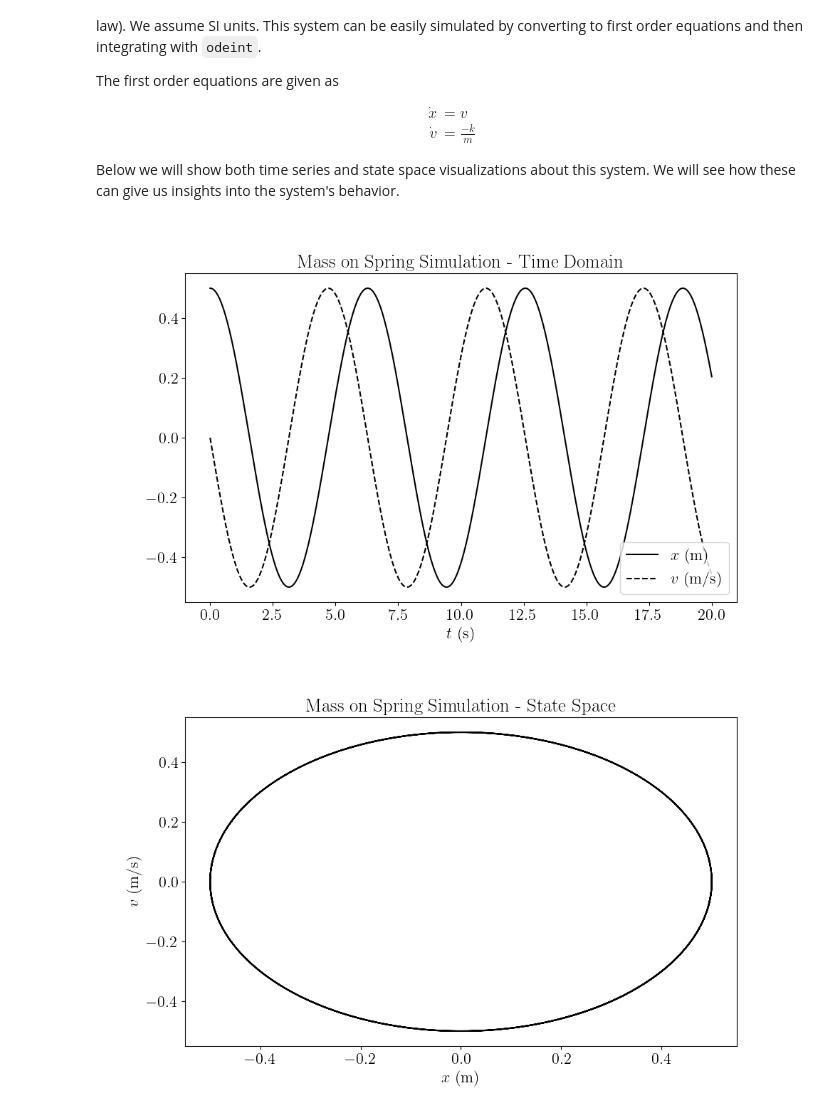
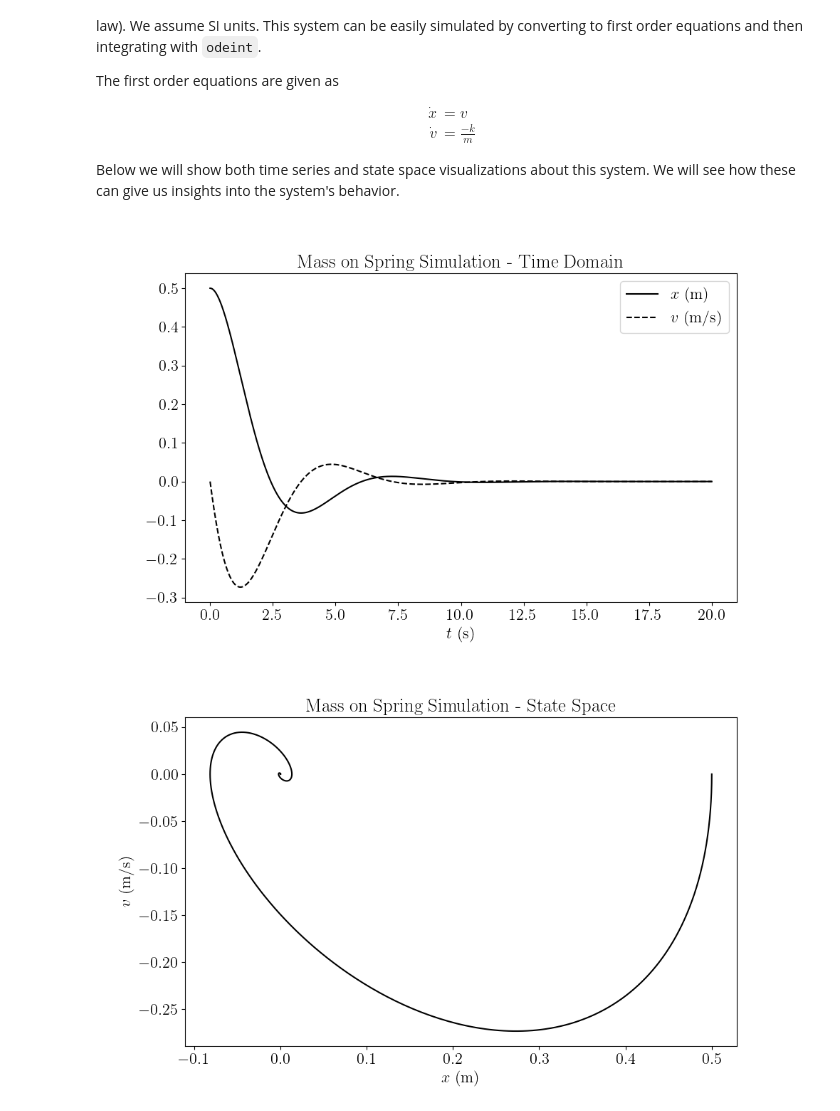
Before and after one commit to ruc-data-viz/2024-spring-class-09, a Jupyter notebook: notebooks/state_spaces.ipynb, the cells around one changed output. Saved outputs shown, nothing was run; the diff lists cells and outputs as text; code cells hidden in the pictures.

```diff
--- a/notebooks/state_spaces.ipynb
+++ b/notebooks/state_spaces.ipynb
@@ -61,7 +61,7 @@ def mass_spring_damped(
 # System Parameters
 mass_kg = 1.0
 k_spring_constant_newtons_per_meter = 1.0
-c_damping_coefficient = 0
+c_damping_coefficient = 1
 
 # Initial conditions
 x0_meters = 0.5
@@ -75,32 +75,32 @@ t_seconds = np.linspace(0, 20, 1000)
 solution = odeint(
     mass_spring_damped,
     y0,
     t_seconds,
     args=(k_spring_constant_newtons_per_meter, mass_kg, c_damping_coefficient),
 )
 
 x_meters = solution[:, 0]
 v_mps = solution[:, 1]
 
 # Plot the results
 plt.figure(figsize=(10, 6))
 plt.plot(
     t_seconds, x_meters, label=r"$x\ \mathrm{(m)}$", color="k", linestyle="-"
 )
 plt.plot(
     t_seconds, v_mps, label=r"$v\ \mathrm{(m/s)}$", color="k", linestyle="--"
 )
 plt.xlabel(r"$t\ \mathrm{(s)}$")
 plt.title("Mass on Spring Simulation - Time Domain")
 plt.legend()
 plt.show()
 
 plt.figure(figsize=(10, 6))
 plt.plot(x_meters, v_mps, color="k")
 plt.xlabel(r"$x\ \mathrm{(m)}$")
 plt.ylabel(r"$v\ \mathrm{(m/s)}$")
 plt.title("Mass on Spring Simulation - State Space")
 plt.show()
 # %% [output]
-[figure, old version]
+[figure, new version]
-[figure, old version]
+[figure, new version]
```
Also changed, not shown: 2 other files.
